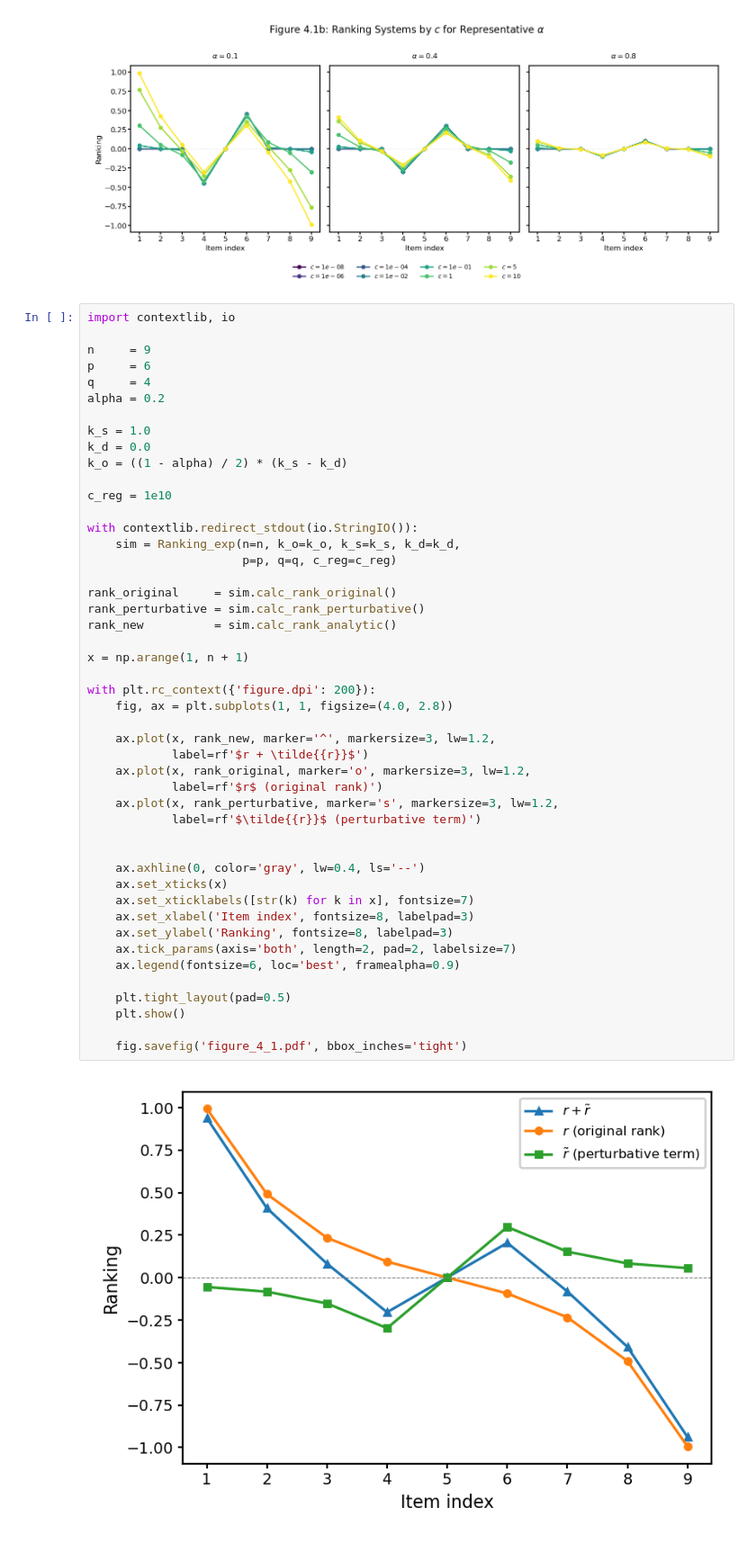
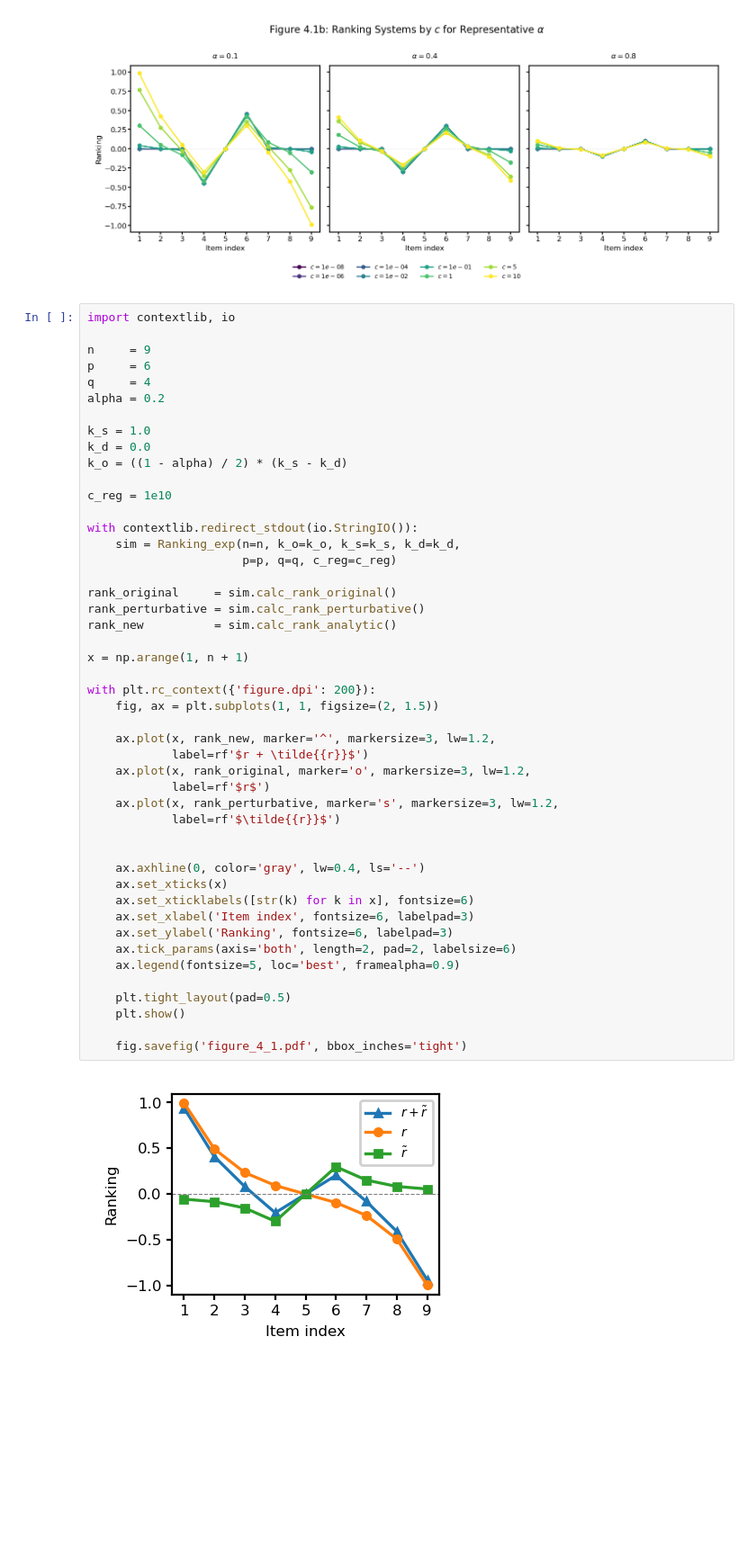
Before and after one commit to lukelc23/NeurIPS_2026, a Jupyter notebook: Figures/Professional/Figure 4.1.ipynb, the cells around one changed output. Shown at 90% size. Saved outputs shown, nothing was run; the diff lists cells and outputs as text; blank space fills up the shorter version.

Commit message:
figures 5.3.26

```diff
--- a/Figures/Professional/Figure 4.1.ipynb
+++ b/Figures/Professional/Figure 4.1.ipynb
@@ -115,42 +116,42 @@ k_d = 0.0
 k_o = ((1 - alpha) / 2) * (k_s - k_d)
 
 c_reg = 1e10
 
 with contextlib.redirect_stdout(io.StringIO()):
     sim = Ranking_exp(n=n, k_o=k_o, k_s=k_s, k_d=k_d,
                       p=p, q=q, c_reg=c_reg)
 
 rank_original     = sim.calc_rank_original()
 rank_perturbative = sim.calc_rank_perturbative()
 rank_new          = sim.calc_rank_analytic()
 
 x = np.arange(1, n + 1)
 
 with plt.rc_context({'figure.dpi': 200}):
-    fig, ax = plt.subplots(1, 1, figsize=(4.0, 2.8))
+    fig, ax = plt.subplots(1, 1, figsize=(2, 1.5))
 
     ax.plot(x, rank_new, marker='^', markersize=3, lw=1.2,
             label=rf'$r + \tilde{{r}}$')
     ax.plot(x, rank_original, marker='o', markersize=3, lw=1.2,
-            label=rf'$r$ (original rank)')
+            label=rf'$r$')
     ax.plot(x, rank_perturbative, marker='s', markersize=3, lw=1.2,
-            label=rf'$\tilde{{r}}$ (perturbative term)')
+            label=rf'$\tilde{{r}}$')
 
 
     ax.axhline(0, color='gray', lw=0.4, ls='--')
     ax.set_xticks(x)
-    ax.set_xticklabels([str(k) for k in x], fontsize=7)
-    ax.set_xlabel('Item index', fontsize=8, labelpad=3)
-    ax.set_ylabel('Ranking', fontsize=8, labelpad=3)
-    ax.tick_params(axis='both', length=2, pad=2, labelsize=7)
-    ax.legend(fontsize=6, loc='best', framealpha=0.9)
+    ax.set_xticklabels([str(k) for k in x], fontsize=6)
+    ax.set_xlabel('Item index', fontsize=6, labelpad=3)
+    ax.set_ylabel('Ranking', fontsize=6, labelpad=3)
+    ax.tick_params(axis='both', length=2, pad=2, labelsize=6)
+    ax.legend(fontsize=5, loc='best', framealpha=0.9)
 
     plt.tight_layout(pad=0.5)
     plt.show()
 
     fig.savefig('figure_4_1.pdf', bbox_inches='tight')
 # %% [output]
-[figure, old version]
+[figure, new version]
 # %%
 import contextlib, io
 
```
Also changed, not shown: parts of 2 cells of this notebook, 9 other files.
